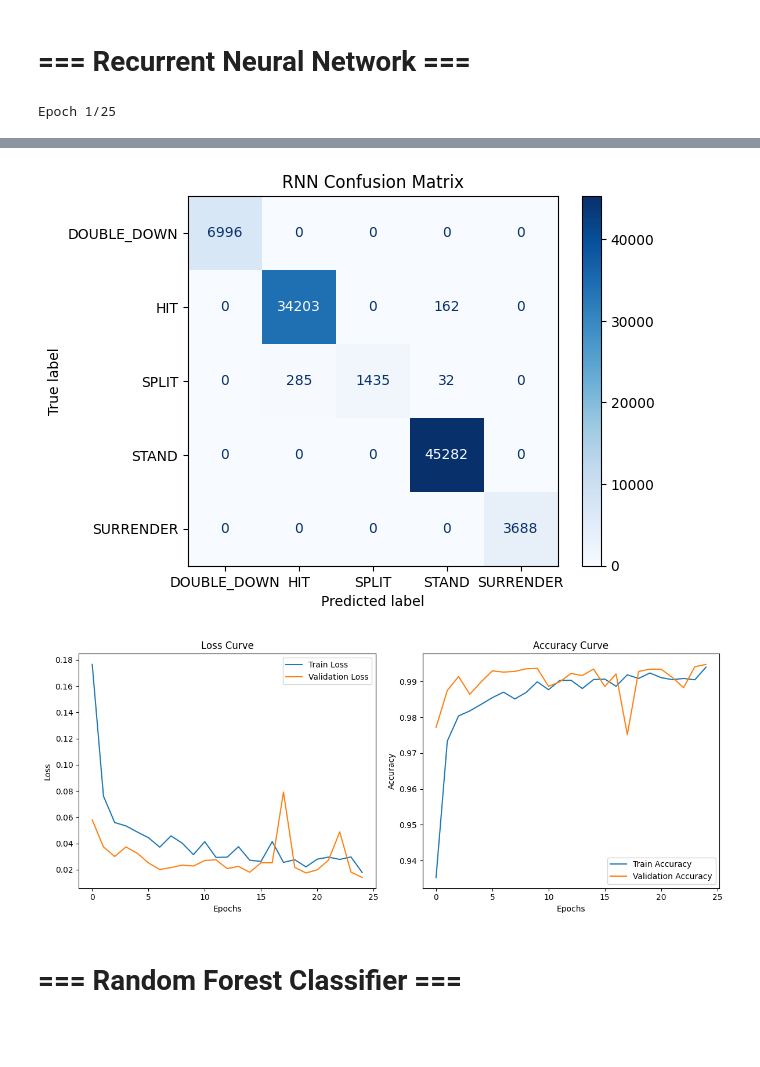
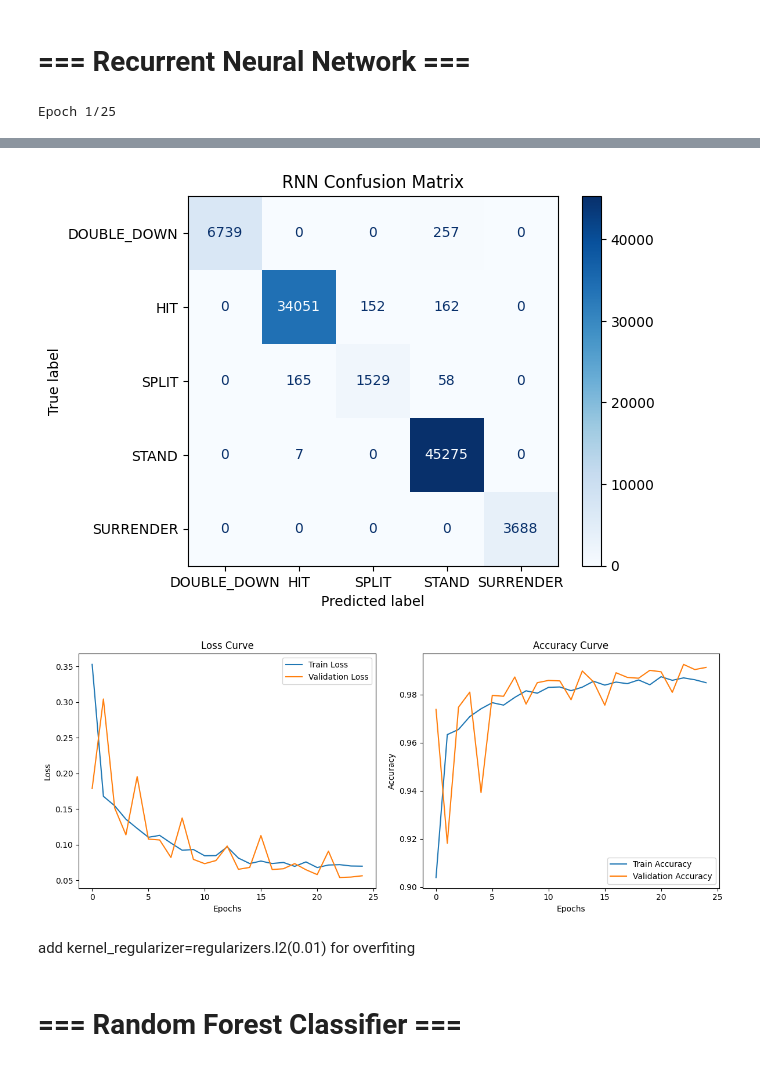
Before and after one commit to FuLLeNN/MLA1-A7, a Jupyter notebook: 7. Final Group Project.ipynb, the cells around one changed output, grey strips where cells are left out. Cells and saved outputs as stored; diff of their text form; code cells hidden in the pictures; blank space fills up the shorter version.

```diff
--- a/7. Final Group Project.ipynb
+++ b/7. Final Group Project.ipynb
@@ -572,7 +517,7 @@ ordinal_encoder = OrdinalEncoder(categories=[hand_type_order])
 expanded_data['hand_type'] = ordinal_encoder.fit_transform(expanded_data[['hand_type']]).astype(int)
 
 
-numeric_columns = ['dealer_up', 'current_hand_value', 'dealer_bust_probability', 'player_bust_probability','should_double_down']
+numeric_columns = ['dealer_up', 'current_hand_value', 'dealer_lose_probability', 'player_bust_probability','should_double_down']
 scaler = MinMaxScaler()
 
 #scaling
@@ -800,9 +746,9 @@ model = Sequential()
 model.add(LSTM(256, input_shape=(X_train.shape[1], X_train.shape[2]), activation='relu', return_sequences=True))
 
 
-model.add(LSTM(128, activation='relu'))
+model.add(LSTM(128, activation='relu',kernel_regularizer=regularizers.l2(0.01)))
 
-model.add(Dense(64, activation='relu'))
+model.add(Dense(64, activation='relu',kernel_regularizer=regularizers.l2(0.01)))
 
 
 model.add(Dense(6, activation='softmax'))
@@ -882,5 +828,7 @@ RNN Accuracy: 0.9948
-[figure, old version]
+[figure, new version]
-[figure, old version]
+[figure, new version]
+# %% [markdown]
+add kernel_regularizer=regularizers.l2(0.01) for overfiting
 # %% [markdown]
 # === Random Forest Classifier ===
 # %%
```
Also changed, not shown: parts of 10 cells of this notebook, 5 other files.
